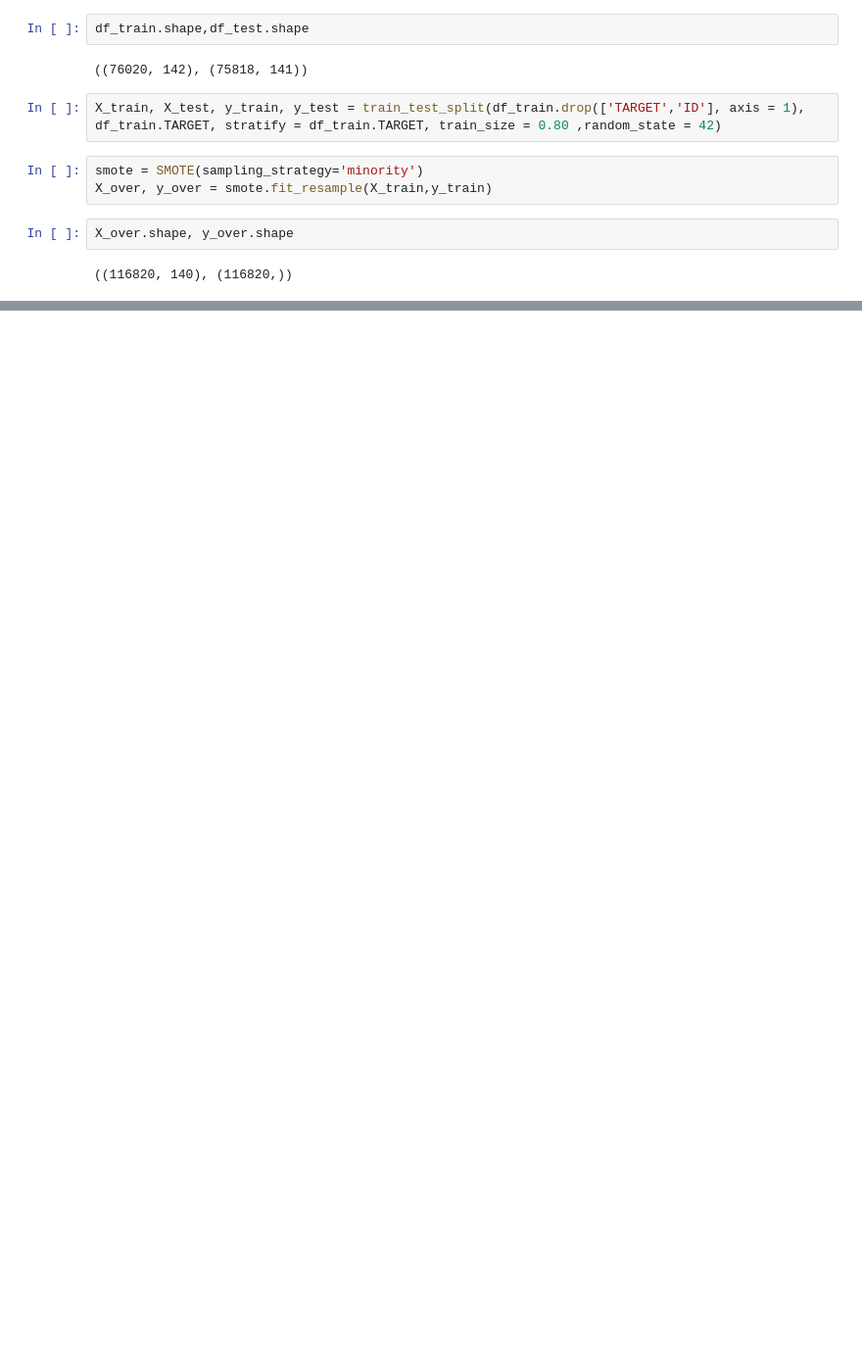
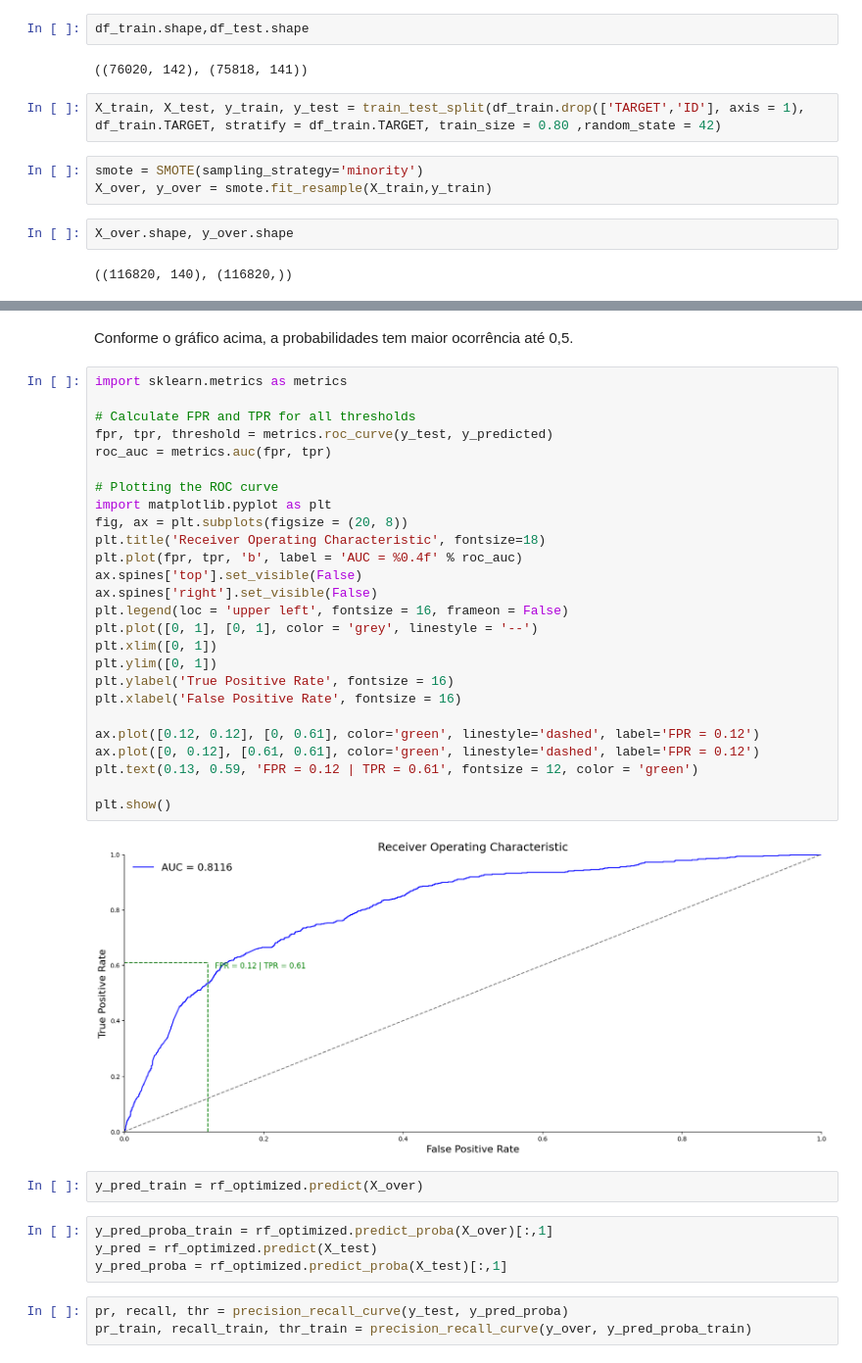
Before and after one commit to Gcardoso1/Case-Santander-Data-Master, a Jupyter notebook: Parte B - Nota.ipynb, the cells around one changed output, grey strips where cells are left out. Shown at 98% size. Drawn from its saved outputs; the diff is of its cells as text; blank space fills up the shorter version.

```diff
--- a/Parte B - Nota.ipynb
+++ b/Parte B - Nota.ipynb
@@ -66,0 +87,39 @@ auc(y_test, y_predicted)
+# %% [markdown]
+Conforme o gráfico acima, a probabilidades tem maior ocorrência até 0,5.
+# %%
+import sklearn.metrics as metrics
+
+# Calculate FPR and TPR for all thresholds
+fpr, tpr, threshold = metrics.roc_curve(y_test, y_predicted)
+roc_auc = metrics.auc(fpr, tpr)
+
+# Plotting the ROC curve
+import matplotlib.pyplot as plt
+fig, ax = plt.subplots(figsize = (20, 8))
+plt.title('Receiver Operating Characteristic', fontsize=18)
+plt.plot(fpr, tpr, 'b', label = 'AUC = %0.4f' % roc_auc)
+ax.spines['top'].set_visible(False)
+ax.spines['right'].set_visible(False)
+plt.legend(loc = 'upper left', fontsize = 16, frameon = False)
+plt.plot([0, 1], [0, 1], color = 'grey', linestyle = '--')
+plt.xlim([0, 1])
+plt.ylim([0, 1])
+plt.ylabel('True Positive Rate', fontsize = 16)
+plt.xlabel('False Positive Rate', fontsize = 16)
+
+ax.plot([0.12, 0.12], [0, 0.61], color='green', linestyle='dashed', label='FPR = 0.12')
+ax.plot([0, 0.12], [0.61, 0.61], color='green', linestyle='dashed', label='FPR = 0.12')
+plt.text(0.13, 0.59, 'FPR = 0.12 | TPR = 0.61', fontsize = 12, color = 'green')
+
+plt.show()
+# %% [output]
+[figure, added]
+# %%
+y_pred_train = rf_optimized.predict(X_over)
+# %%
+y_pred_proba_train = rf_optimized.predict_proba(X_over)[:,1]
+y_pred = rf_optimized.predict(X_test)
+y_pred_proba = rf_optimized.predict_proba(X_test)[:,1]
+# %%
+pr, recall, thr = precision_recall_curve(y_test, y_pred_proba)
+pr_train, recall_train, thr_train = precision_recall_curve(y_over, y_pred_proba_train)
```
Also changed, not shown: parts of 15 cells of this notebook, 4 other files.
